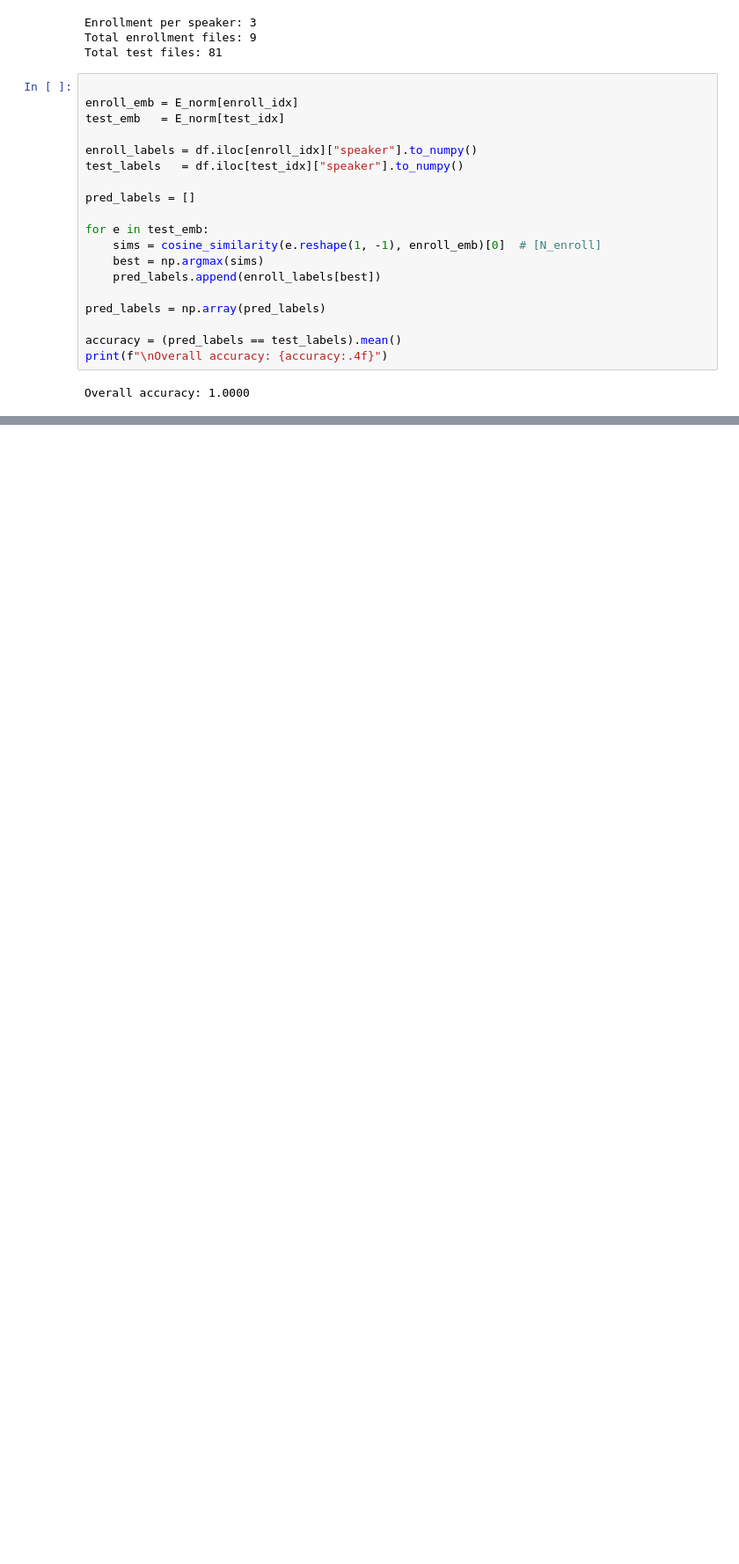
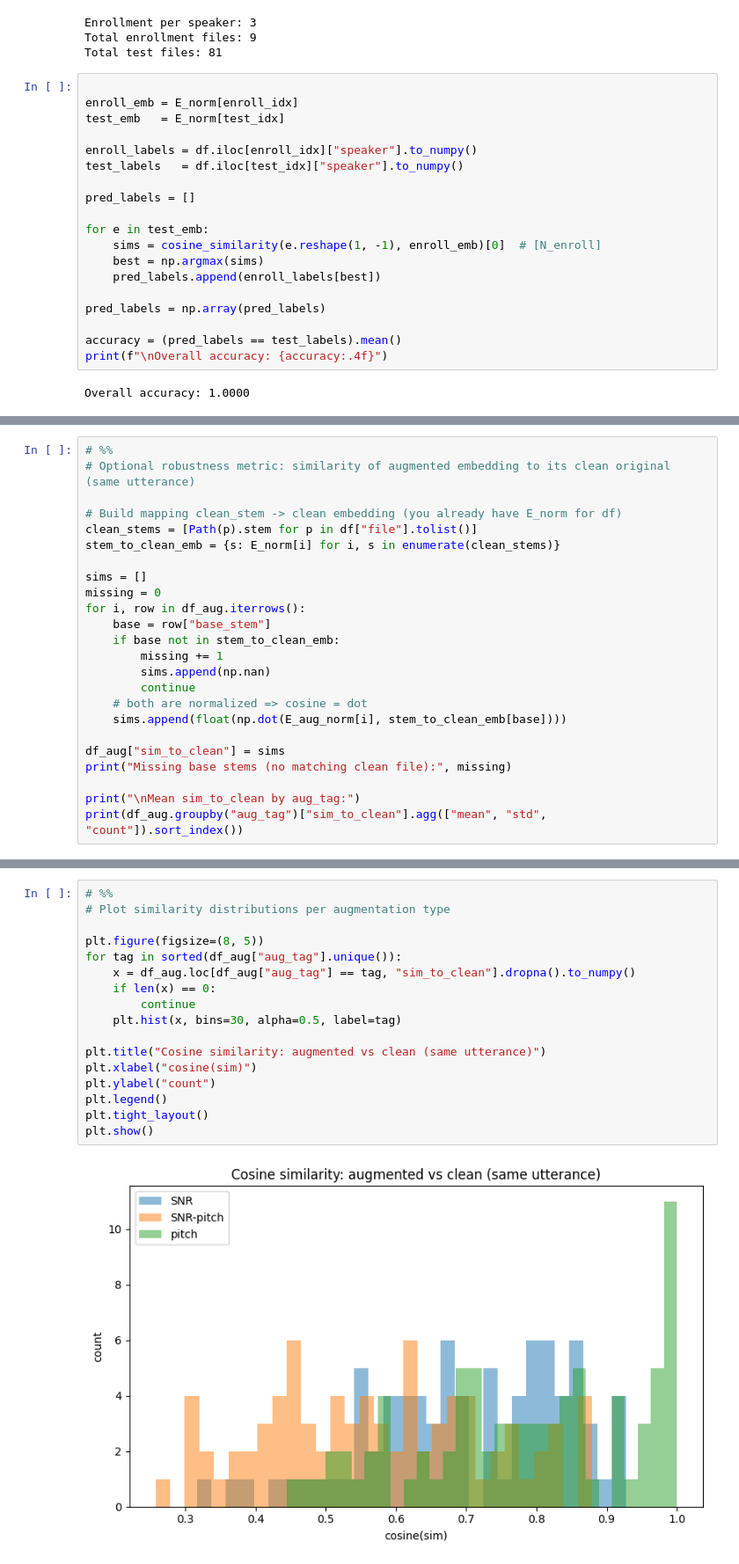
Before and after one commit to yoav1870/BioVoice, a Jupyter notebook: redimnet/poc/reDimNet.ipynb, the cells around one changed output, grey strips where cells are left out. Shown at 88% size. Saved outputs shown, nothing was run; the diff lists cells and outputs as text; blank space fills up the shorter version.

```diff
--- a/redimnet/poc/reDimNet.ipynb
+++ b/redimnet/poc/reDimNet.ipynb
@@ -193,0 +418,24 @@ plt.show()
+# %%
+# %%
+# Optional robustness metric: similarity of augmented embedding to its clean original (same utterance)
+
+# Build mapping clean_stem -> clean embedding (you already have E_norm for df)
+clean_stems = [Path(p).stem for p in df["file"].tolist()]
+stem_to_clean_emb = {s: E_norm[i] for i, s in enumerate(clean_stems)}
+
+sims = []
+missing = 0
+for i, row in df_aug.iterrows():
+    base = row["base_stem"]
+    if base not in stem_to_clean_emb:
+        missing += 1
+        sims.append(np.nan)
+        continue
+    # both are normalized => cosine = dot
+    sims.append(float(np.dot(E_aug_norm[i], stem_to_clean_emb[base])))
+
+df_aug["sim_to_clean"] = sims
+print("Missing base stems (no matching clean file):", missing)
+
+print("\nMean sim_to_clean by aug_tag:")
+print(df_aug.groupby("aug_tag")["sim_to_clean"].agg(["mean", "std", "count"]).sort_index())
@@ -193,0 +451,19 @@ plt.show()
+# %%
+# %%
+# Plot similarity distributions per augmentation type
+
+plt.figure(figsize=(8, 5))
+for tag in sorted(df_aug["aug_tag"].unique()):
+    x = df_aug.loc[df_aug["aug_tag"] == tag, "sim_to_clean"].dropna().to_numpy()
+    if len(x) == 0:
+        continue
+    plt.hist(x, bins=30, alpha=0.5, label=tag)
+
+plt.title("Cosine similarity: augmented vs clean (same utterance)")
+plt.xlabel("cosine(sim)")
+plt.ylabel("count")
+plt.legend()
+plt.tight_layout()
+plt.show()
+# %% [output]
+[figure, added]
```
Also changed, not shown: parts of 13 cells of this notebook, 28 other files.
